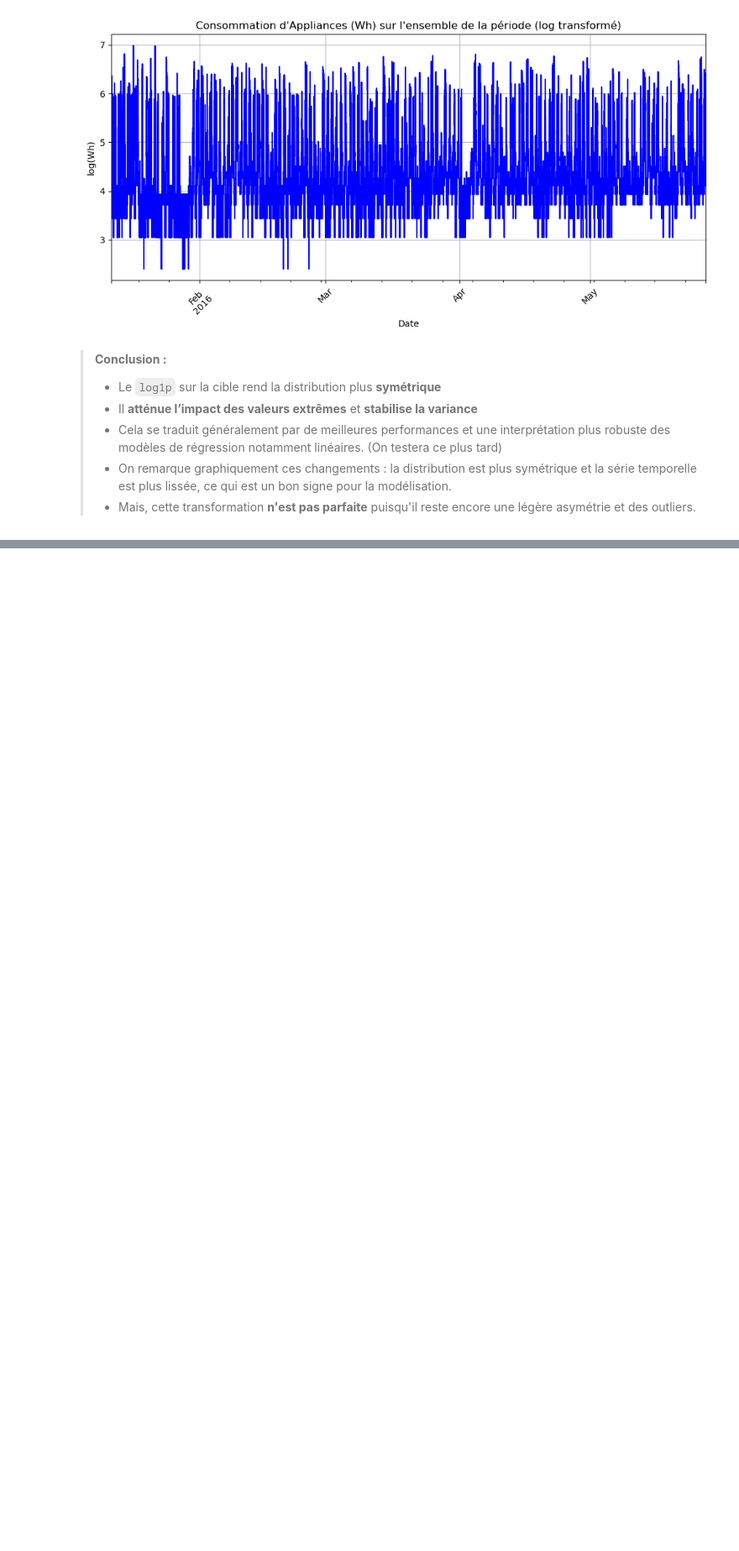
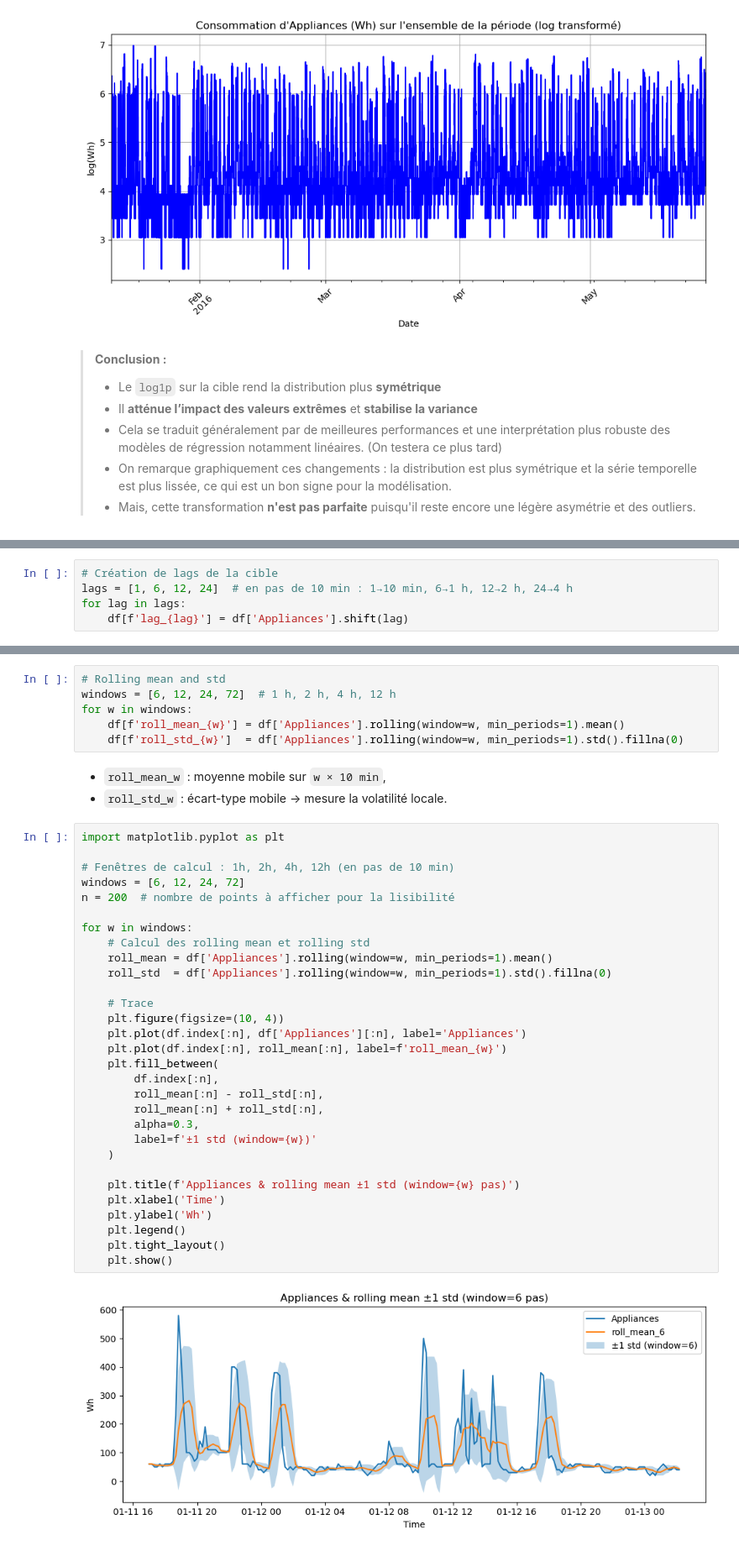
Before and after one commit to issagith/energy-consumption-prediction, a Jupyter notebook: main.ipynb, the cells around one changed output, grey strips where cells are left out. Shown at 84% size. Cells and saved outputs as stored; diff of their text form; blank space fills up the shorter version.

```diff
--- a/main.ipynb
+++ b/main.ipynb
@@ -646,0 +653,5 @@ plt.show()
+# %%
+# Création de lags de la cible
+lags = [1, 6, 12, 24]  # en pas de 10 min : 1→10 min, 6→1 h, 12→2 h, 24→4 h
+for lag in lags:
+    df[f'lag_{lag}'] = df['Appliances'].shift(lag)
@@ -646,0 +662,41 @@ plt.show()
+# %%
+# Rolling mean and std
+windows = [6, 12, 24, 72]  # 1 h, 2 h, 4 h, 12 h
+for w in windows:
+    df[f'roll_mean_{w}'] = df['Appliances'].rolling(window=w, min_periods=1).mean()
+    df[f'roll_std_{w}']  = df['Appliances'].rolling(window=w, min_periods=1).std().fillna(0)
+# %% [markdown]
+- `roll_mean_w` : moyenne mobile sur `w × 10 min`,
+- `roll_std_w` : écart-type mobile → mesure la volatilité locale.
+# %%
+import matplotlib.pyplot as plt
+
+# Fenêtres de calcul : 1h, 2h, 4h, 12h (en pas de 10 min)
+windows = [6, 12, 24, 72]
+n = 200  # nombre de points à afficher pour la lisibilité
+
+for w in windows:
+    # Calcul des rolling mean et rolling std
+    roll_mean = df['Appliances'].rolling(window=w, min_periods=1).mean()
+    roll_std  = df['Appliances'].rolling(window=w, min_periods=1).std().fillna(0)
+
+    # Trace
+    plt.figure(figsize=(10, 4))
+    plt.plot(df.index[:n], df['Appliances'][:n], label='Appliances')
+    plt.plot(df.index[:n], roll_mean[:n], label=f'roll_mean_{w}')
+    plt.fill_between(
+        df.index[:n],
+        roll_mean[:n] - roll_std[:n],
+        roll_mean[:n] + roll_std[:n],
+        alpha=0.3,
+        label=f'±1 std (window={w})'
+    )
+
+    plt.title(f'Appliances & rolling mean ±1 std (window={w} pas)')
+    plt.xlabel('Time')
+    plt.ylabel('Wh')
+    plt.legend()
+    plt.tight_layout()
+    plt.show()
+# %% [output]
+[figure, added]
```
Also changed, not shown: parts of 7 cells of this notebook.
